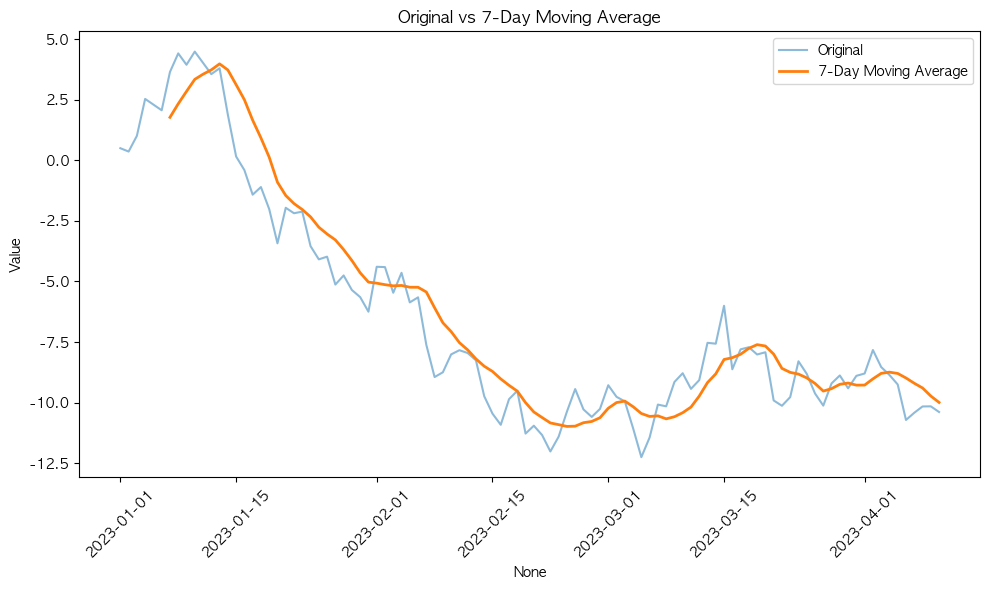
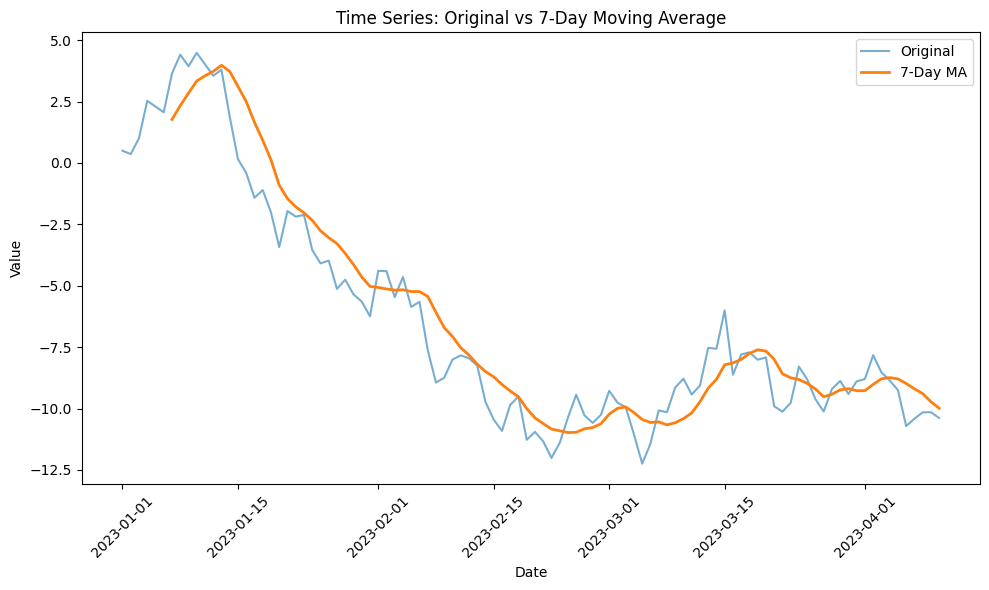
Code edit (unified diff) that turned the first committed figure into the second:
--- before
+++ after
@@ -1,6 +1,6 @@
 import numpy as np
 import pandas as pd
+import matplotlib.pyplot as plt
 import seaborn as sns
-import matplotlib.pyplot as plt
 
 # 시계열 데이터 생성
@@ -9,18 +9,19 @@
 values = np.cumsum(np.random.randn(100))
 
-# 데이터프레임 생성 및 DatetimeIndex 설정
 df = pd.DataFrame({"Value": values}, index=date_range)
 
-df["7D_MA"] = df["Value"].rolling(window=7).mean()
+# 7일 이동 평균 계산
+df["MA_7"] = df["Value"].rolling(window=7).mean()
 
-# 2. 그래프 시각화
+# 원본 vs 이동 평균 비교 그래프
 plt.figure(figsize=(10, 6))
+sns.lineplot(data=df, x=df.index, y="Value", label="Original", alpha=0.6)
+sns.lineplot(data=df, x=df.index, y="MA_7", label="7-Day MA", linewidth=2)
 
-sns.lineplot(data=df, x=df.index, y="Value", label="Original", alpha=0.5)
-sns.lineplot(data=df, x=df.index, y="7D_MA", label="7-Day Moving Average", linewidth=2)
-
-plt.title("Original vs 7-Day Moving Average")
+plt.title("Time Series: Original vs 7-Day Moving Average")
+plt.xlabel("Date")
+plt.ylabel("Value")
 plt.xticks(rotation=45)
+plt.legend()
 plt.tight_layout()
-
 plt.show()

Commit: WEEK03 과제 마무리 및 회고 추가